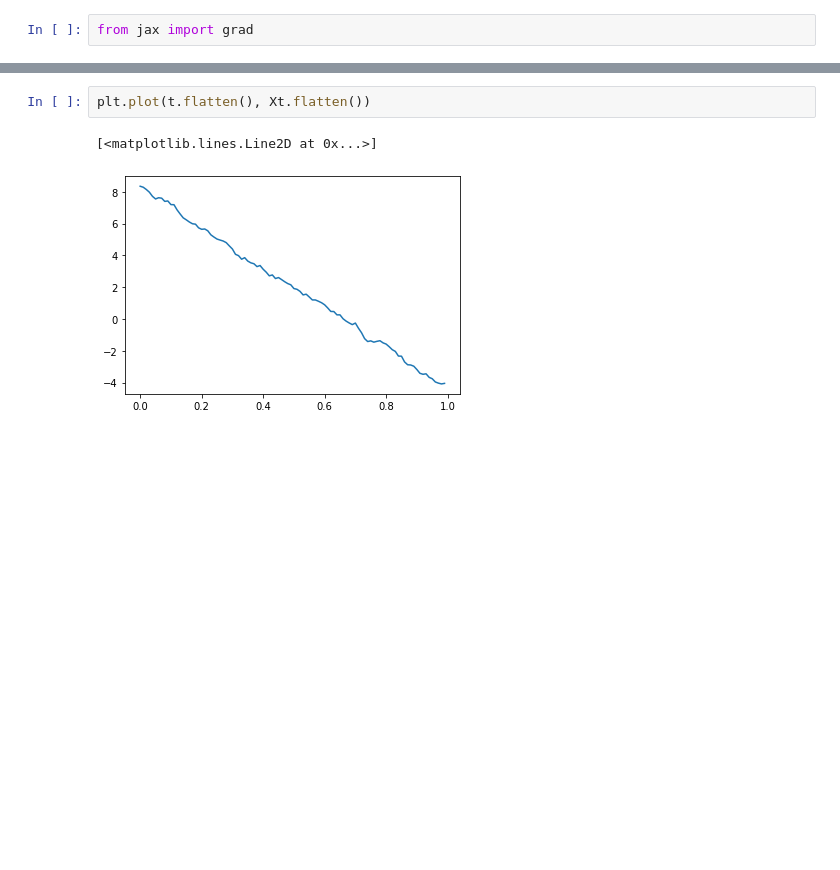
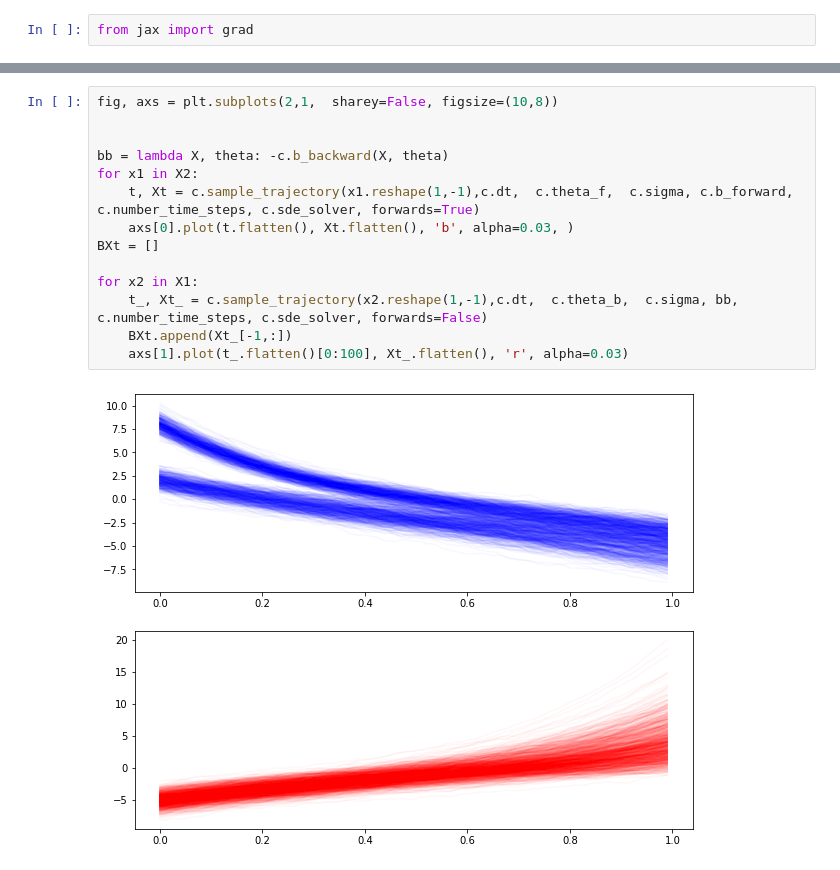
Before and after one commit to franciscovargas/SC-IPFP, a Jupyter notebook: notebooks/test_forwards_backwards-vmap.ipynb, the cells around one changed output, grey strips where cells are left out. Saved outputs shown, nothing was run; the diff lists cells and outputs as text; blank space fills up the shorter version.

```diff
--- a/notebooks/test_forwards_backwards-vmap.ipynb
+++ b/notebooks/test_forwards_backwards-vmap.ipynb
@@ -448,5 +413,16 @@ t, Xt = c.sample_trajectory(X2[0],c.dt,  c.theta_b,  c.sigma, bb, c.number_time_
-# %%
-plt.plot(t.flatten(), Xt.flatten())
-# %% [output]
-[<matplotlib.lines.Line2D at 0x...>]
-[figure, removed]
+# %%
+fig, axs = plt.subplots(2,1,  sharey=False, figsize=(10,8))
+
+
+bb = lambda X, theta: -c.b_backward(X, theta)
+for x1 in X2:
+    t, Xt = c.sample_trajectory(x1.reshape(1,-1),c.dt,  c.theta_f,  c.sigma, c.b_forward, c.number_time_steps, c.sde_solver, forwards=True)
+    axs[0].plot(t.flatten(), Xt.flatten(), 'b', alpha=0.03, )
+BXt = []
+
+for x2 in X1:
+    t_, Xt_ = c.sample_trajectory(x2.reshape(1,-1),c.dt,  c.theta_b,  c.sigma, bb, c.number_time_steps, c.sde_solver, forwards=False)
+    BXt.append(Xt_[-1,:])
+    axs[1].plot(t_.flatten()[0:100], Xt_.flatten(), 'r', alpha=0.03)
+# %% [output]
+[figure, added]
```
Also changed, not shown: parts of 34 cells of this notebook, 1 other file.
